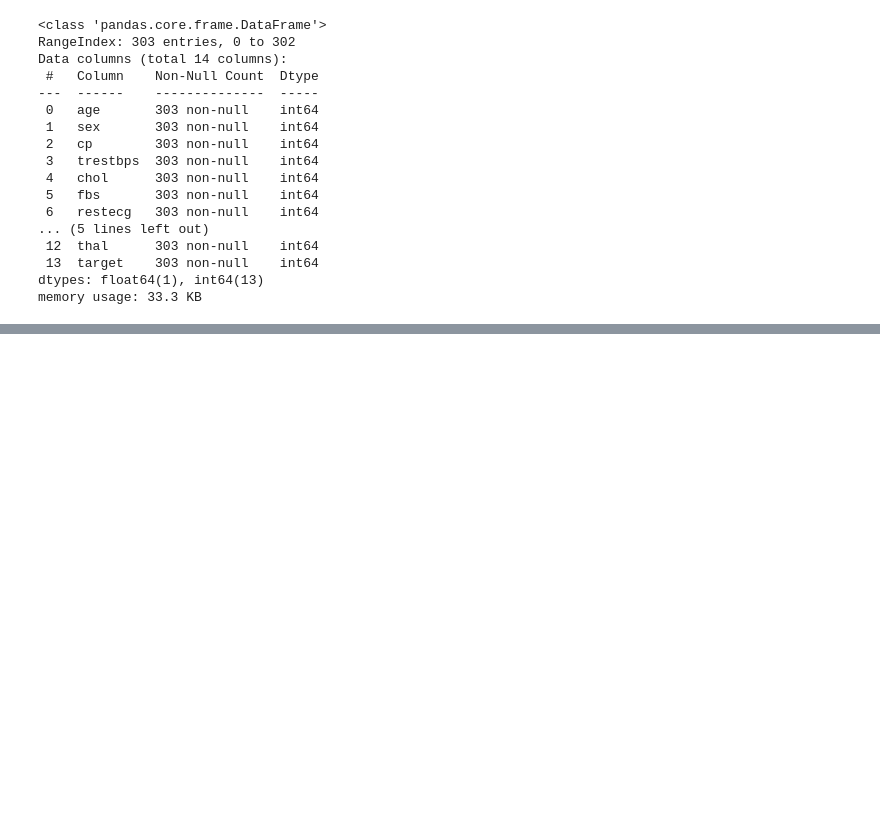
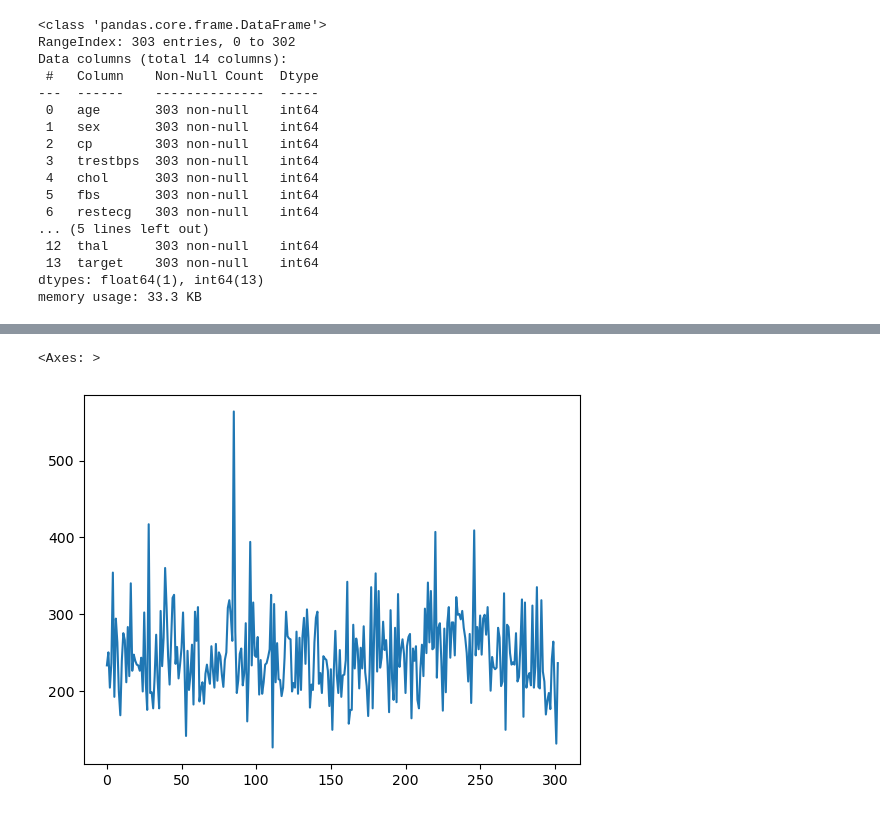
Before and after one commit to finteger/Pandas, a Jupyter notebook: pandas.ipynb, the cells around one changed output, grey strips where cells are left out. Cells and saved outputs as stored; diff of their text form; code cells hidden in the pictures; blank space fills up the shorter version.

```diff
--- a/pandas.ipynb
+++ b/pandas.ipynb
@@ -88,0 +137,12 @@ patient_data['chol'].mean(numeric_only=True)
+# %%
+#Select patient based on a certain age threshold (condition)
+patient_data[patient_data['age'] > 50]
+
+#Select records where gender is male
+patient_data[patient_data['sex'] == 1]
+
+#Visualize the data changes
+patient_data['chol'].plot()
+# %% [output]
+<Axes: >
+[figure, added]
```
Also changed, not shown: parts of 6 cells of this notebook.
